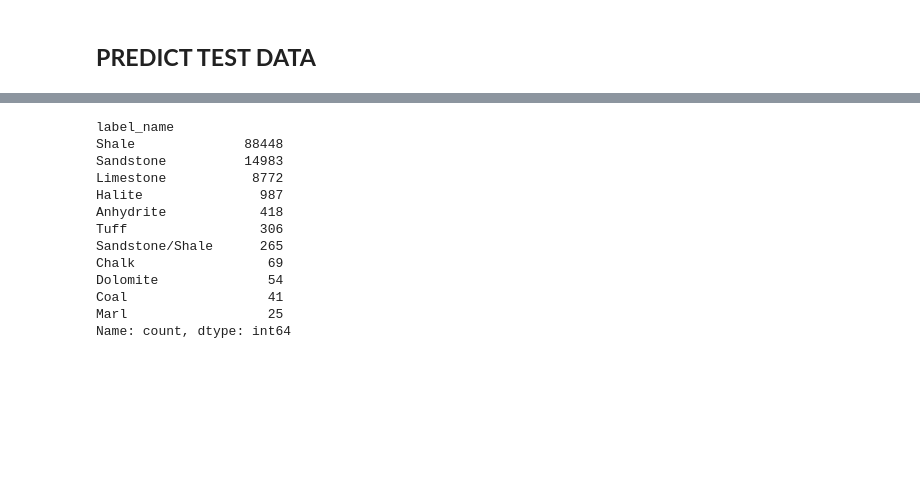
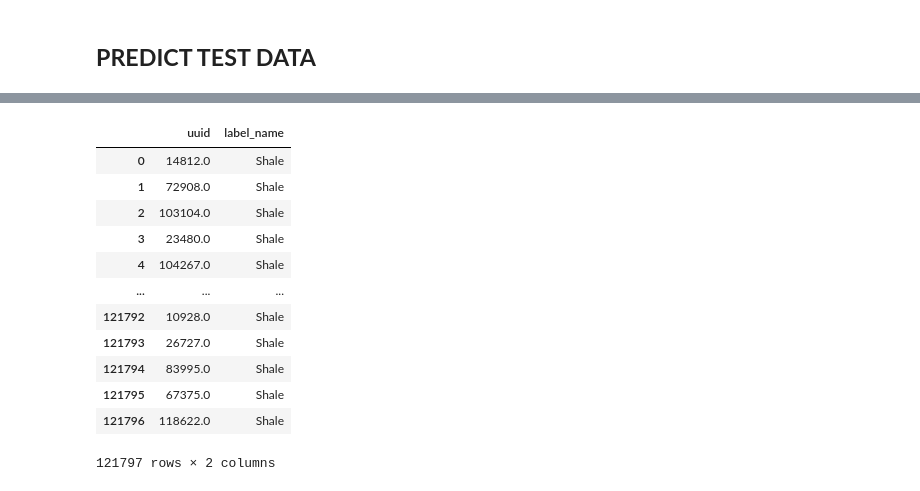
Before and after one commit to IvanSholana/ManuFact, a Jupyter notebook: all-pipeline.ipynb, the cells around one changed output, grey strips where cells are left out. Saved outputs shown, nothing was run; the diff lists cells and outputs as text; code cells hidden in the pictures; blank space fills up the shorter version.

```diff
--- a/all-pipeline.ipynb
+++ b/all-pipeline.ipynb
@@ -915,7 +949,7 @@ Transformation Pipeline and Model Successfully Loaded
 # %%
 # Create DataFrame with uuid and predictions
 results_df = pd.DataFrame({
-    'uuid': test_df['uuid'],
+    'uuid': test_predictions['uuid'],
     'prediction_label': test_predictions['prediction_label']
 })
 
@@ -944,19 +994,19 @@ submission.to_csv('submission_7.csv',index=False)
 # %%
-submission['label_name'].value_counts()
+submission
 # %% [output]
+|  | uuid | label_name |
+| 0 | 14812.0 | Shale |
+| 1 | 72908.0 | Shale |
+| 2 | 103104.0 | Shale |
+| 3 | 23480.0 | Shale |
+| 4 | 104267.0 | Shale |
+| ... | ... | ... |
+| 121792 | 10928.0 | Shale |
+| 121793 | 26727.0 | Shale |
+| 121794 | 83995.0 | Shale |
+| 121795 | 67375.0 | Shale |
+| 121796 | 118622.0 | Shale |
-label_name
-Shale              88448
-Sandstone          14983
-Limestone           8772
-Halite               987
-Anhydrite            418
-Tuff                 306
-Sandstone/Shale      265
-Chalk                 69
-Dolomite              54
-Coal                  41
-Marl                  25
-Name: count, dtype: int64
+121797 rows × 2 columns
 # %%
 merged_df[['X_LOC','Y_LOC','DEPT','NPHI','DTC','RHOB','GR','CALI']].describe()
 # %% [output]
```
Also changed, not shown: parts of 10 cells of this notebook, 1 other file.
